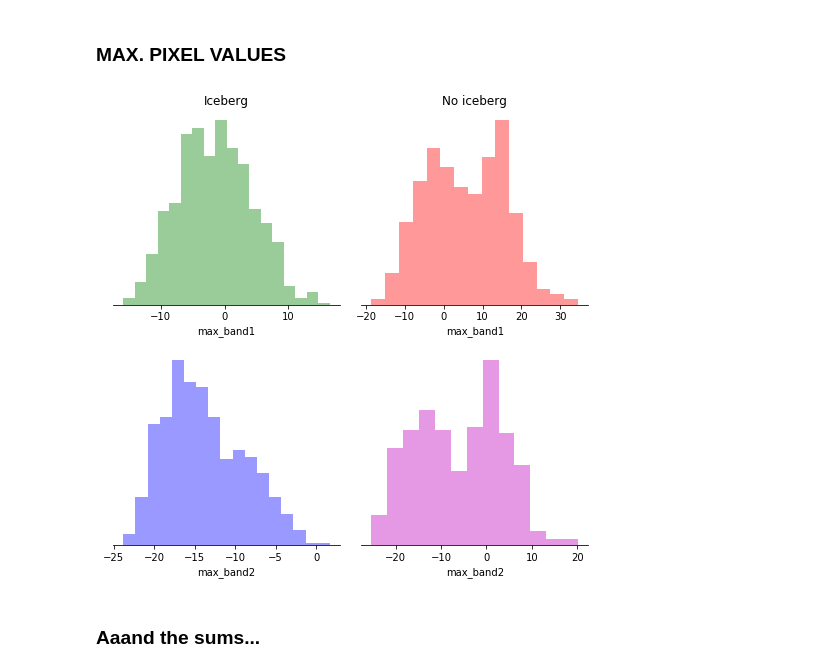
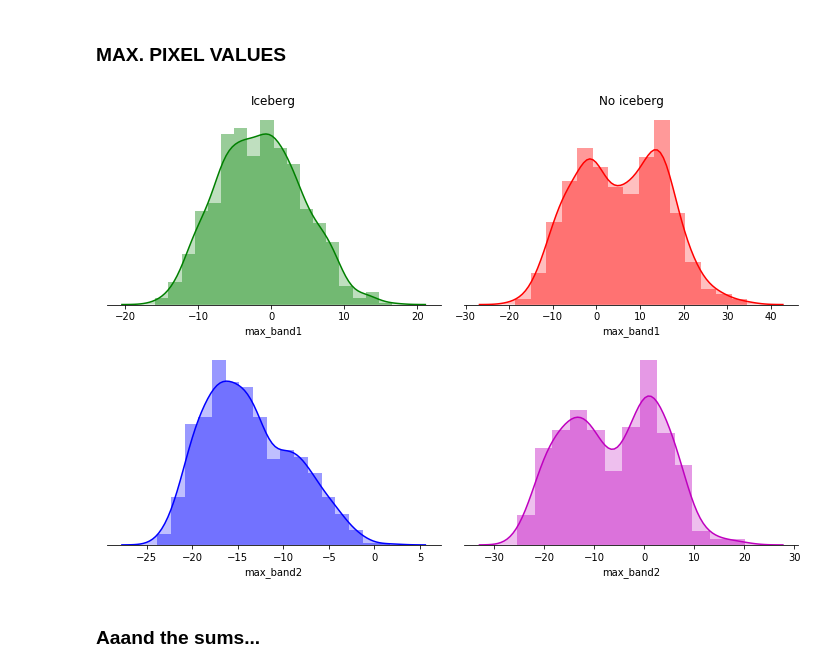
Before and after one commit to AIMovement/Statoil-C-CORE-Iceberg-Classifier-Challenge, a Jupyter notebook: data_analysis/correlation_analysis.ipynb, the cells around one changed output. Cells and saved outputs as stored; diff of their text form; code cells hidden in the pictures.

```diff
--- a/data_analysis/correlation_analysis.ipynb
+++ b/data_analysis/correlation_analysis.ipynb
@@ -60,21 +59,21 @@ plt.show()
 # %% [markdown]
 ### MAX. PIXEL VALUES
 # %%
-f, axes = plt.subplots(2, 2, figsize=(7, 7))
+f, axes = plt.subplots(2, 2, figsize=(10, 7))
 sns.despine(left=True)
 
-sns.distplot(iceberg_df['max_band1'], kde=False, color="g", kde_kws={"shade": True}, ax=axes[0, 0])
-sns.distplot(iceberg_df['max_band2'], kde=False, color="b", kde_kws={"shade": True}, ax=axes[1, 0])
-sns.distplot(no_iceberg_df['max_band1'], kde=False, color="r", kde_kws={"shade": True}, ax=axes[0, 1])
-sns.distplot(no_iceberg_df['max_band2'], kde=False, color="m", kde_kws={"shade": True}, ax=axes[1, 1])
+sns.distplot(iceberg_df['max_band1'], kde=True, color="g", kde_kws={"shade": True}, ax=axes[0, 0])
+sns.distplot(iceberg_df['max_band2'], kde=True, color="b", kde_kws={"shade": True}, ax=axes[1, 0])
+sns.distplot(no_iceberg_df['max_band1'], kde=True, color="r", kde_kws={"shade": True}, ax=axes[0, 1])
+sns.distplot(no_iceberg_df['max_band2'], kde=True, color="m", kde_kws={"shade": True}, ax=axes[1, 1])
 
 axes[0,0].set_title('Iceberg')
 axes[0,1].set_title('No iceberg')
 
 plt.setp(axes, yticks=[])
 plt.tight_layout()
 plt.show()
 # %% [output]
-[figure, old version]
+[figure, new version]
 # %% [markdown]
 ### Aaand the sums...
```
Also changed, not shown: parts of 4 cells of this notebook.
